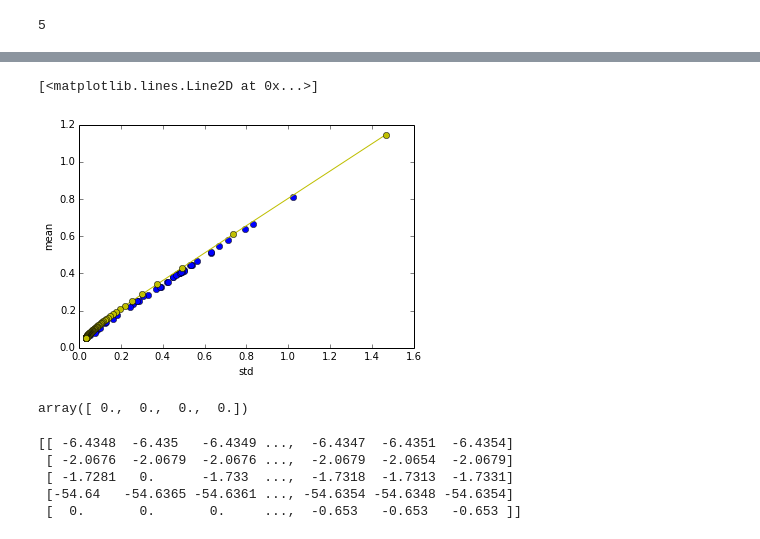
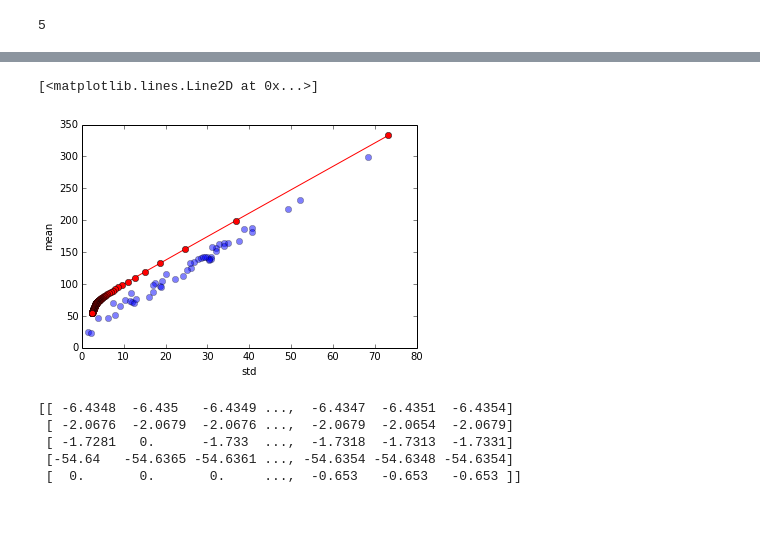
Before and after one commit to prateek-s/spot-price-model, a Jupyter notebook: var-risk.ipynb, the cells around one changed output, grey strips where cells are left out. Saved outputs shown, nothing was run; the diff lists cells and outputs as text; code cells hidden in the pictures.

```diff
--- a/var-risk.ipynb
+++ b/var-risk.ipynb
@@ -161,7 +161,7 @@ def bid_transform(d):
     """Given a bid, execute some transformation over the prices."""
     ondem_price = d[1]
     spot_prices = d[2][:,1]
-    maxprice = 10*ondem_price
+    maxprice = 100*ondem_price
     bid = ondem_price
     spot_prices[spot_prices >= bid] = maxprice #Amplify the price spike
     spot_prices = maxprice - spot_prices  #Price => Profits transformation
@@ -186,7 +186,7 @@ def get_transformed_prices(d, transform="bid"):
     print min_length
     return (instances, np.vstack([a[:min_length] for a in td]) )
 # %%
-(instances, dt) = get_transformed_prices(data, transform="plain")
+(instances, dt) = get_transformed_prices(data, transform="bid")
 import scipy.stats
 # %% [output]
 3755
@@ -269,7 +269,7 @@ def optimal_portfolio(returns):
 
     N = 10
     #mus = [1.01**(5.0 * t/N - 1.0) for t in range(N)]
-    mus = [0.5+(0.5*t) for t in range(150)]
+    mus = [0.05+(0.05*t) for t in range(150)]
     # Convert to cvxopt matrices
     S = opt.matrix(np.cov(returns))
     #returns = np.asmatrix(returns)
@@ -279,19 +279,20 @@ def optimal_portfolio(returns):
     h = opt.matrix(0.0, (n ,1))
     A = opt.matrix(1.0, (1, n))
     b = opt.matrix(1.0)
-    #print "S, Covariance: ", S.size, S
-    #print "Returns: ", returns.size
-    #print "pbar: ", pbar.size, pbar
-    #print "G: ", G.size
-    #print "h: ", h.size
-    #print "A: ", A.size
-    #print "b: ", b.size
+    print "S, Covariance: ", S.size, S
+    print "Returns: ", returns.size
+    print "pbar: ", pbar.size, pbar
+    print "G: ", G.size
+    print "h: ", h.size
+    print "A: ", A.size
+    print "b: ", b.size
 
     # Calculate efficient frontier weights using quadratic programming
     portfolios=[]
     for mu in mus:
         try:
             result = solvers.qp(mu*S, -pbar, G, h, A, b)['x']
+            #Result is presumably the weights for a given mu
             portfolios.append(result)
         except :
             print "BAD MU ", mu
@@ -299,6 +300,7 @@ def optimal_portfolio(returns):
     ## CALCULATE RISKS AND RETURNS FOR FRONTIER
     returns = [blas.dot(pbar, x) for x in portfolios]
     risks = [np.sqrt(blas.dot(x, S*x)) for x in portfolios]
+
     ## CALCULATE THE 2ND DEGREE POLYNOMIAL OF THE FRONTIER CURVE
     m1 = np.polyfit(returns, risks, 2)
     x1 = np.sqrt(m1[2] / m1[0])
@@ -315,16 +334,12 @@ weights, returns, risks = optimal_portfolio(dt)
 NOT ABLE TO CALCULATE WEIGHT
 # %%
-plt.plot(stds, means, 'o')
+plt.plot(stds, means, 'o',alpha=0.5)
 plt.ylabel('mean')
 plt.xlabel('std')
-plt.plot(risks, returns, 'y-o')
+plt.plot(risks, returns, 'r-o')
 # %% [output]
 [<matplotlib.lines.Line2D at 0x...>]
-[figure, old version]
+[figure, new version]
-# %%
-np.zeros(4)
-# %% [output]
-array([ 0.,  0.,  0.,  0.])
 # %%
 def my_covariance(x,y):
     """
```
Also changed, not shown: parts of 6 cells of this notebook.
